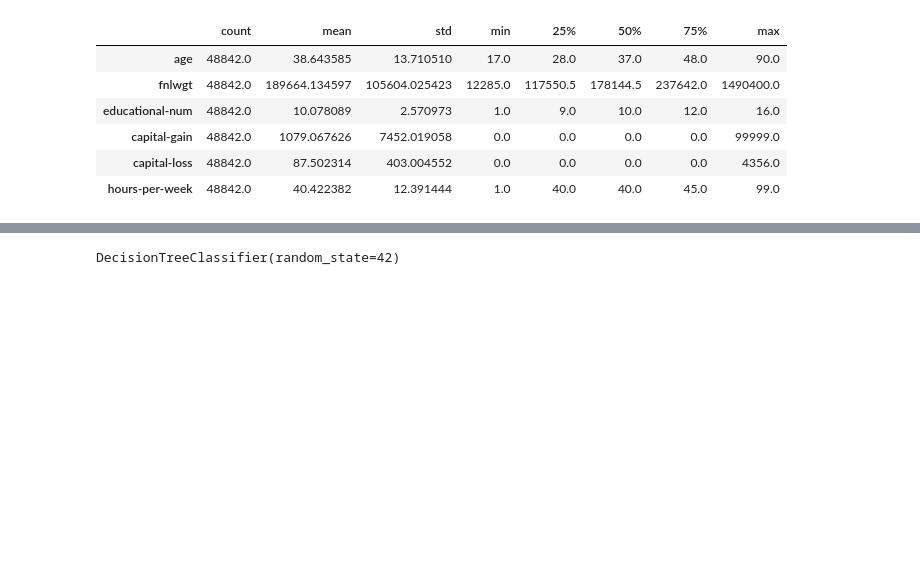
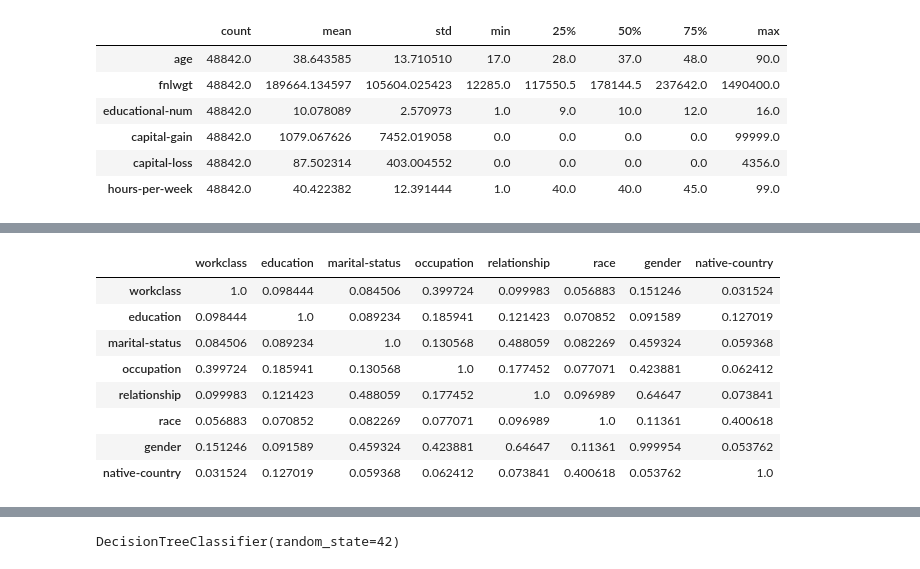
Before and after one commit to JTK112/Springboard--Joshua-D., a Jupyter notebook: DataStoryTelling.ipynb, the cells around one changed output, grey strips where cells are left out. Saved outputs shown, nothing was run; the diff lists cells and outputs as text; code cells hidden in the pictures; blank space fills up the shorter version.

```diff
--- a/DataStoryTelling.ipynb
+++ b/DataStoryTelling.ipynb
@@ -82,0 +86,39 @@ plt.show()
+# %%
+import pandas as pd
+import numpy as np
+from scipy.stats import chi2_contingency
+
+categorical_cols = ['workclass', 'education', 'marital-status', 'occupation', 'relationship', 'race', 'gender', 'native-country']
+
+# Function to calculate Cramer's V for two columns
+def cramers_v(x, y):
+    confusion_matrix = pd.crosstab(x, y)
+    chi2 = chi2_contingency(confusion_matrix)[0]
+    n = confusion_matrix.sum().sum()
+    phi2 = chi2 / n
+    r, k = confusion_matrix.shape
+    phi2_corr = max(0, phi2 - ((k-1)*(r-1))/(n-1))
+    r_corr = r - ((r-1)**2)/(n-1)
+    k_corr = k - ((k-1)**2)/(n-1)
+    return np.sqrt(phi2_corr / min((k_corr-1), (r_corr-1)))
+
+
+# Initialize an empty DataFrame to hold Cramer's V results
+cramers_v_matrix = pd.DataFrame(index=categorical_cols, columns=categorical_cols)
+
+# Calculate Cramer's V for each pair of categorical columns and fill in the DataFrame
+for col1 in categorical_cols:
+    for col2 in categorical_cols:
+        cramers_v_matrix.loc[col1, col2] = cramers_v(df[col1], df[col2])
+
+cramers_v_matrix
+# %% [output]
+|  | workclass | education | marital-status | occupation | relationship | race | gender | native-country |
+| workclass | 1.0 | 0.098444 | 0.084506 | 0.399724 | 0.099983 | 0.056883 | 0.151246 | 0.031524 |
+| education | 0.098444 | 1.0 | 0.089234 | 0.185941 | 0.121423 | 0.070852 | 0.091589 | 0.127019 |
+| marital-status | 0.084506 | 0.089234 | 1.0 | 0.130568 | 0.488059 | 0.082269 | 0.459324 | 0.059368 |
+| occupation | 0.399724 | 0.185941 | 0.130568 | 1.0 | 0.177452 | 0.077071 | 0.423881 | 0.062412 |
+| relationship | 0.099983 | 0.121423 | 0.488059 | 0.177452 | 1.0 | 0.096989 | 0.64647 | 0.073841 |
+| race | 0.056883 | 0.070852 | 0.082269 | 0.077071 | 0.096989 | 1.0 | 0.11361 | 0.400618 |
+| gender | 0.151246 | 0.091589 | 0.459324 | 0.423881 | 0.64647 | 0.11361 | 0.999954 | 0.053762 |
+| native-country | 0.031524 | 0.127019 | 0.059368 | 0.062412 | 0.073841 | 0.400618 | 0.053762 | 1.0 |
```
Also changed, not shown: parts of 13 cells of this notebook.
